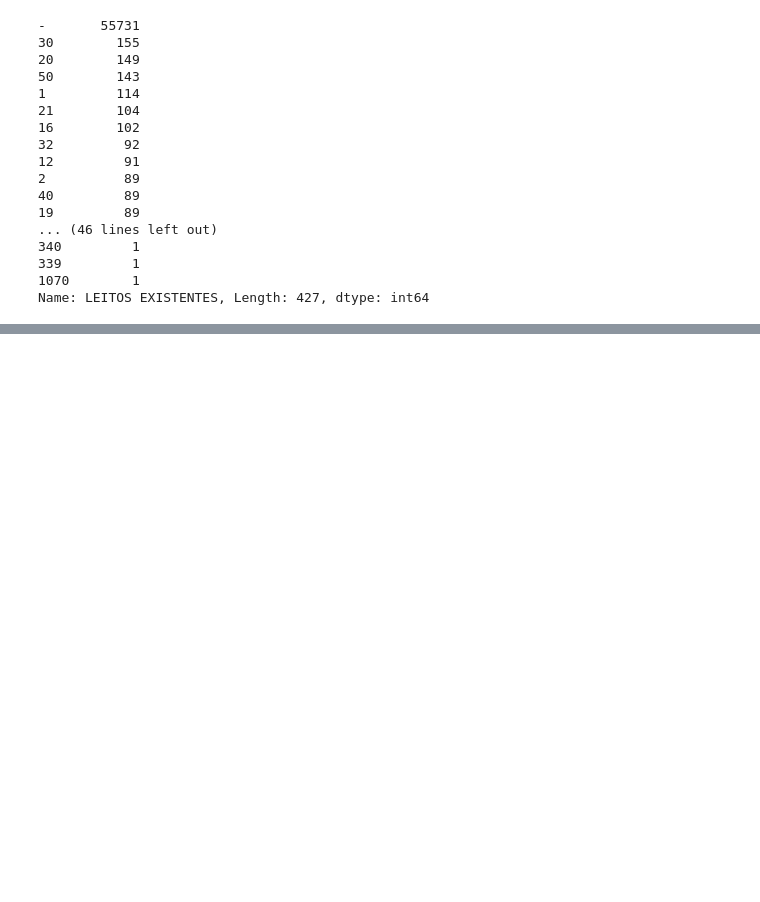
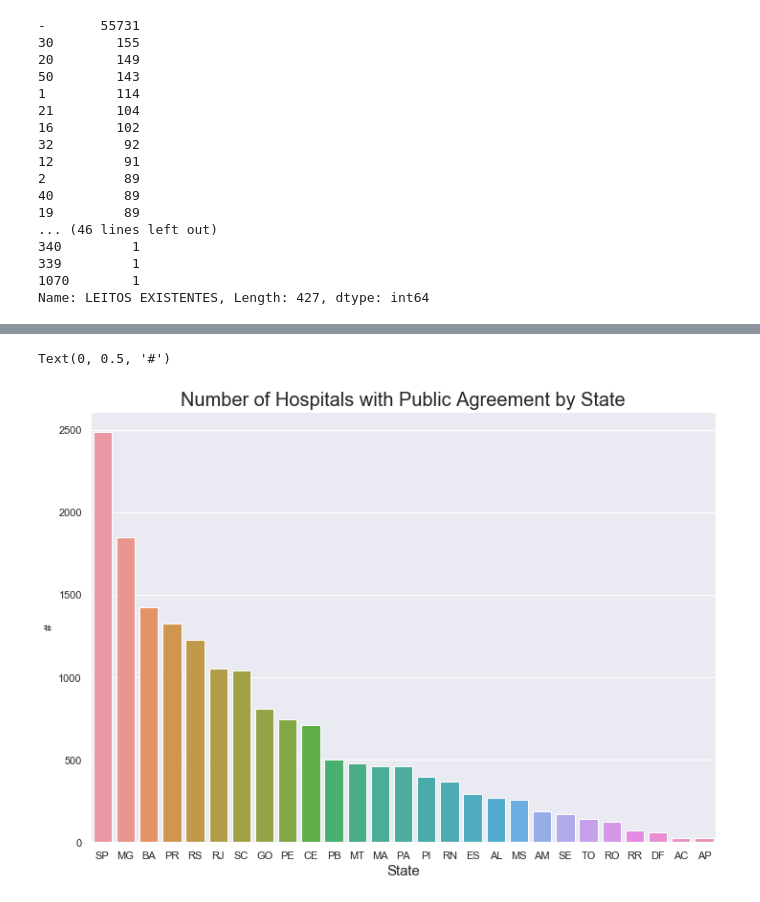
Before and after one commit to tbuzze/hospitalsbrazil2018, a Jupyter notebook: Hospital_Brazil.ipynb, the cells around one changed output, grey strips where cells are left out. Drawn from its saved outputs; the diff is of its cells as text; code cells hidden in the pictures; blank space fills up the shorter version.

```diff
--- a/Hospital_Brazil.ipynb
+++ b/Hospital_Brazil.ipynb
@@ -193,5 +199,6 @@ db.groupby(['UF']).count()
 # %%
+#-- filtering the dataset by only hospital with Puclib Agreement
 db_s = db[db['CONVÊNIO SUS?'] == 'SIM']
 db_sus_s = db_s.groupby(['UF'])['CONVÊNIO SUS?'].count()
 db_sus_s = pd.DataFrame(db_sus_s)
-db_sus_s['UF'] = db_sus_s.index
+db_sus_s['UF2'] = db_sus_s.index
@@ -218,0 +219,12 @@ iplot(fig, filename='convyes')
+# %%
+#-- setting the size of plots
+sns.set(rc={'figure.figsize':(11.7,8.27)})
+# %%
+#-- plotting the hospitals with Public Agreement by State
+sns.barplot(x=db_sus_s['UF2'], y=db_sus_s['CONVÊNIO SUS?'])
+plt.title('Number of Hospitals with Public Agreement by State', loc='center', fontsize=20)
+plt.xlabel('State', fontsize=15)
+plt.ylabel('#')
+# %% [output]
+Text(0, 0.5, '#')
+[figure, added]
```
Also changed, not shown: parts of 27 cells of this notebook.
